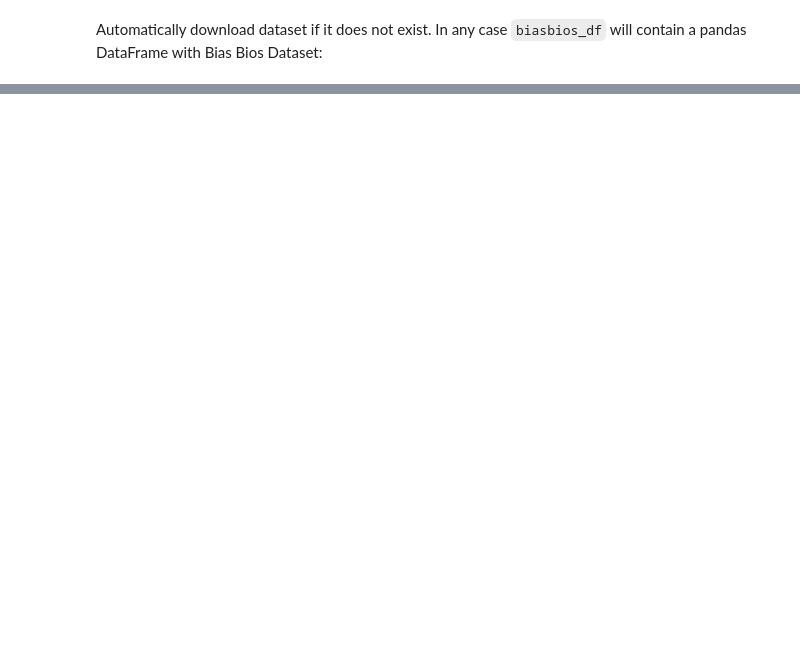
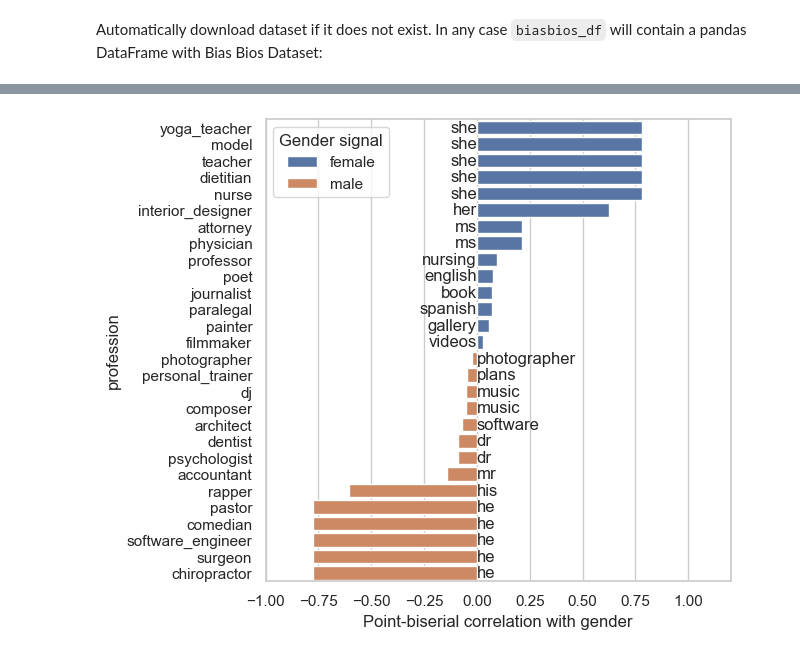
Before and after one commit to felinosoph/gender-bias-in-prediction, a Jupyter notebook: modeling.ipynb, the cells around one changed output, grey strips where cells are left out. Cells and saved outputs as stored; diff of their text form; code cells hidden in the pictures; blank space fills up the shorter version.

Commit message:
Creating the modelling.ipynb analysis

```diff
--- a/modeling.ipynb
+++ b/modeling.ipynb
@@ -120,0 +286,4 @@ biasbios_df.head()
+# %%
+X_train = tf_idf.transform(train_df[BiasInBiosColumns.BIO])
+X_dev = tf_idf.transform(dev_df[BiasInBiosColumns.BIO])
+X_test = tf_idf.transform(test_df[BiasInBiosColumns.BIO])
@@ -120,0 +292,4 @@ biasbios_df.head()
+# %%
+y_train = train_df[BiasInBiosColumns.PROFESSION]
+y_dev = dev_df[BiasInBiosColumns.PROFESSION]
+y_test = test_df[BiasInBiosColumns.PROFESSION]
@@ -120,0 +301,10 @@ biasbios_df.head()
+# %%
+baseline = DummyClassifier(strategy="most_frequent")
+
+baseline.fit(X_train, y_train)
+y_baseline = baseline.predict(X_test)
+
+print(
+    classification_report(
+        y_test, y_baseline, target_names=PROFESSION_TO_TEXT, zero_division=0)
+)
@@ -120,0 +367,8 @@ biasbios_df.head()
+# %%
+model = LogisticRegression(
+    solver="lbfgs",
+    max_iter=1000,
+    C=1.0,
+    class_weight="balanced",
+)
+model.fit(X_train, y_train)
@@ -120,0 +478,16 @@ biasbios_df.head()
+# %%
+def plot_gender_correlations(df, save_to=None):
+    df = df.sort_values("top_0_correlation",ascending=False).reset_index()
+    df["gender_signal"] = df["top_0_correlation"].map(lambda x: "female" if x >= 0 else "male")
+    plt.figure(figsize=(6, 6))
+    ax = sns.barplot(df, x="top_0_correlation", y="profession", orient="h", hue="gender_signal")
+    for i, (_, row) in enumerate(df.iterrows()):
+        ax.text(0, i, row["top_0_feature"],va="center", ha="right" if df["top_0_correlation"][i] >= 0 else "left")
+    plt.legend(title="Gender signal")
+    plt.xlabel("Point-biserial correlation with gender")
+    plt.xlim(-1.0, 1.2)
+    if save_to:
+        plt.savefig(save_to, bbox_inches="tight", dpi=150)
+plot_gender_correlations(result_df, "report/figures/gender_bias_correlation.png")
+# %% [output]
+[figure, added]
```
Also changed, not shown: parts of 42 cells of this notebook, 3 other files.
